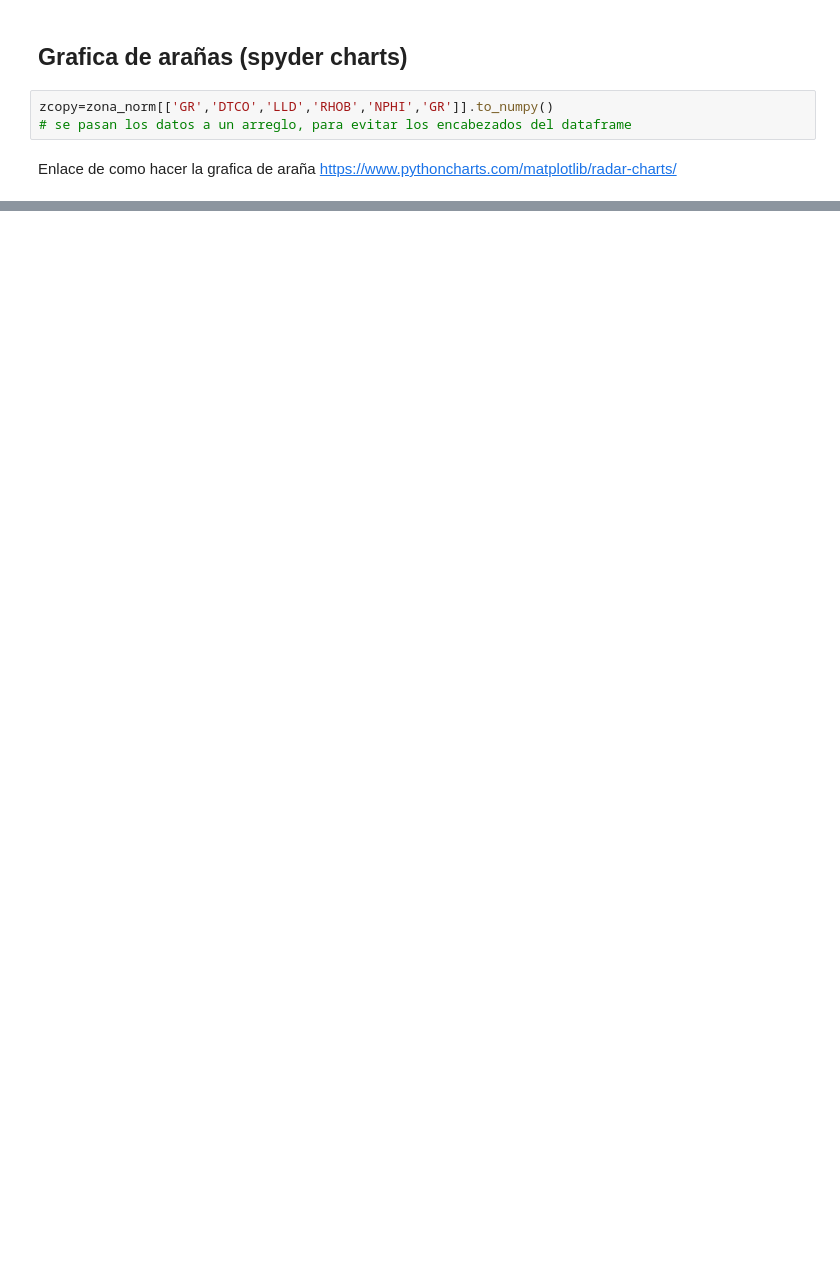
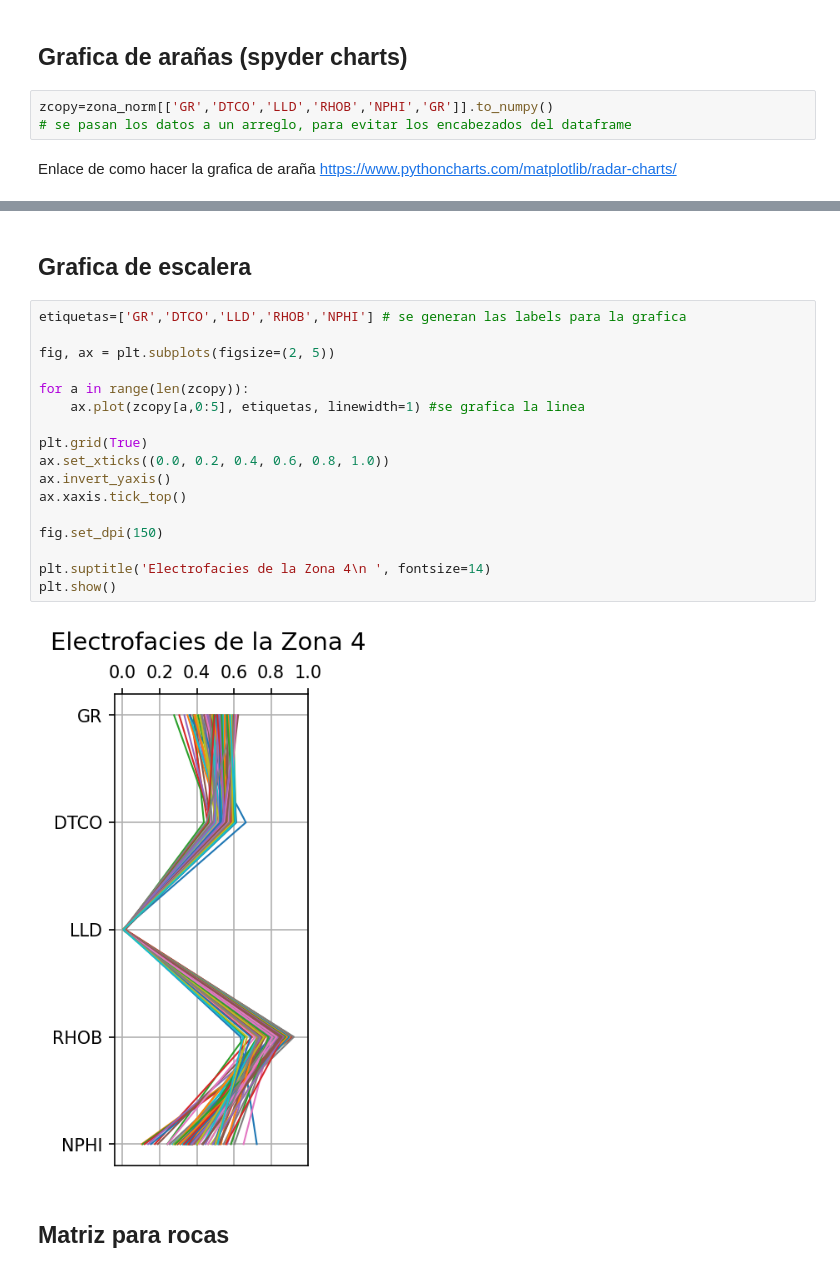
Before and after one commit to esia0120/fisicarocas, a Jupyter notebook: 3. electrofacies.ipynb, the cells around one changed output, grey strips where cells are left out. Cells and saved outputs as stored; diff of their text form; blank space fills up the shorter version.

```diff
--- a/3. electrofacies.ipynb
+++ b/3. electrofacies.ipynb
@@ -267,0 +248,23 @@ plt.show()
+# %% [markdown]
+## Grafica de escalera
+# %%
+etiquetas=['GR','DTCO','LLD','RHOB','NPHI'] # se generan las labels para la grafica
+
+fig, ax = plt.subplots(figsize=(2, 5))
+
+for a in range(len(zcopy)):
+    ax.plot(zcopy[a,0:5], etiquetas, linewidth=1) #se grafica la linea
+
+plt.grid(True)
+ax.set_xticks((0.0, 0.2, 0.4, 0.6, 0.8, 1.0))
+ax.invert_yaxis()
+ax.xaxis.tick_top()
+
+fig.set_dpi(150)
+
+plt.suptitle('Electrofacies de la Zona 4\n ', fontsize=14)
+plt.show()
+# %% [output]
+[figure, added]
+# %% [markdown]
+## Matriz para rocas
```
Also changed, not shown: parts of 14 cells of this notebook.
